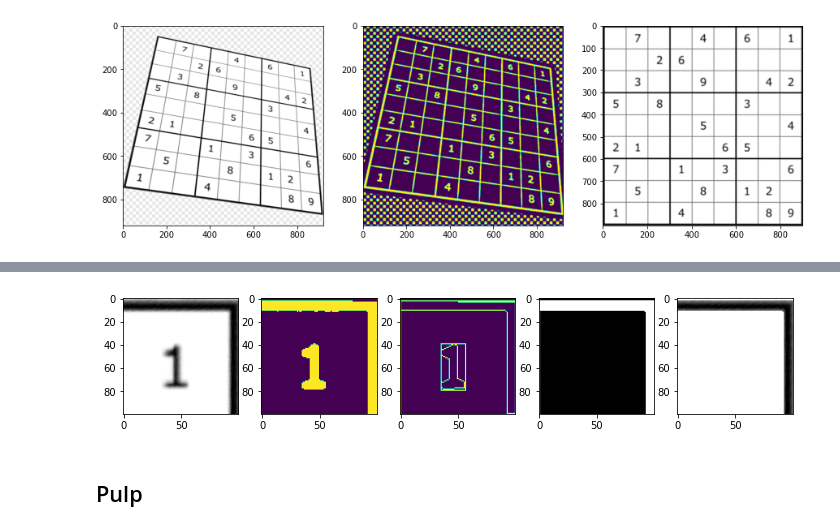
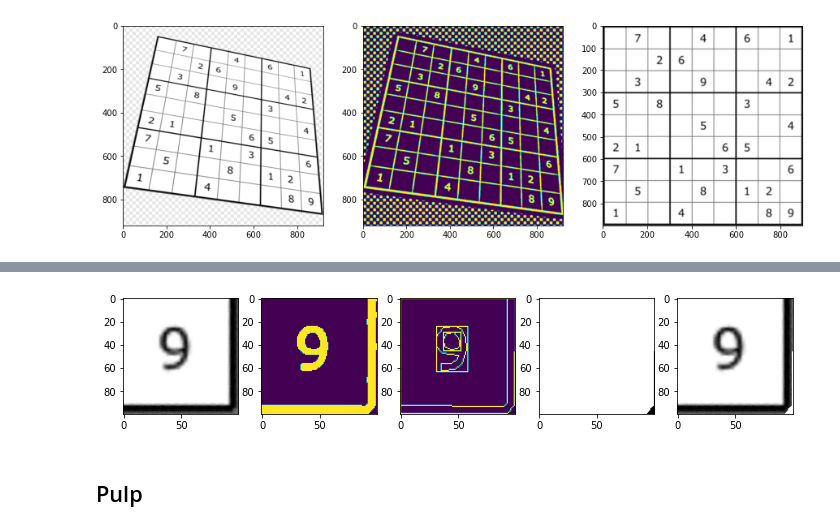
Before and after one commit to Rhinestone1337/sudoku-solver, a Jupyter notebook: sudoku solver.ipynb, the cells around one changed output, grey strips where cells are left out. Drawn from its saved outputs; the diff is of its cells as text; code cells hidden in the pictures.

```diff
--- a/sudoku pulp opencv.ipynb
+++ b/sudoku solver.ipynb
@@ -22,8 +20,8 @@ img = cv2.imread('examples/7.png')
 blurry = cv2.GaussianBlur(img, (5, 5), 5)
 gray = cv2.cvtColor(blurry, cv2.COLOR_BGR2GRAY)
 thresh = cv2.adaptiveThreshold(gray, 255, cv2.ADAPTIVE_THRESH_GAUSSIAN_C, cv2.THRESH_BINARY_INV,77,5)
-cnts = cv2.findContours(thresh, cv2.RETR_TREE, cv2.CHAIN_APPROX_SIMPLE)
-grabs = imutils.grab_contours(cnts)
+grabs,_ = cv2.findContours(thresh, cv2.RETR_TREE, cv2.CHAIN_APPROX_SIMPLE)
+
 grabs = sorted(grabs, key=cv2.contourArea, reverse=True)
 location = None
 for grab in grabs:
@@ -130,13 +93,12 @@ df_final
 # %%
-d = digs[0]
+d = digs[8]
 
 g = d.copy()
-# g = cv2.copyMakeBorder(g, 20, 20, 20, 20, cv2.BORDER_CONSTANT, value=(0,0,0))
 e = g.copy()
 
 g = cv2.cvtColor(g, cv2.COLOR_BGR2GRAY)
 g = cv2.GaussianBlur(g, (5,5), 5)
-g = cv2.adaptiveThreshold(g, 255, cv2.ADAPTIVE_THRESH_GAUSSIAN_C, cv2.THRESH_BINARY_INV, 57, 5)
+g = cv2.adaptiveThreshold(g, 255, cv2.ADAPTIVE_THRESH_GAUSSIAN_C, cv2.THRESH_BINARY_INV, 37, 5)
 kernel = cv2.getStructuringElement(shape=cv2.MORPH_ELLIPSE, ksize=(1,3))
 g = cv2.morphologyEx(g, cv2.MORPH_OPEN, kernel, iterations=2)
 
@@ -145,34 +107,34 @@ cnts, _ = cv2.findContours(g, cv2.RETR_TREE, cv2.CHAIN_APPROX_SIMPLE)
 contours_poly = [None for i in range(len(cnts))]
 boundRect = [None for i in range(len(cnts))]
 
 for i, c in enumerate(cnts):
     contours_poly[i] = cv2.approxPolyDP(c, 1, True)
     boundRect[i] = cv2.boundingRect(contours_poly[i])
 
 drawing = np.zeros((g.shape[0], g.shape[1], 3), dtype=np.uint8)
 
 
 for i in range(len(cnts)):
     color = 255
     cv2.drawContours(drawing, contours_poly, i, color, 1)
     cv2.rectangle(drawing, (int(boundRect[i][0]), int(boundRect[i][1])), (int(boundRect[i][0]+boundRect[i][2]), int(boundRect[i][1]+boundRect[i][3])), color, 1)
 
 drawing = cv2.cvtColor(drawing, cv2.COLOR_BGR2GRAY)
 fincnts, _ = cv2.findContours(drawing, cv2.RETR_TREE, cv2.CHAIN_APPROX_SIMPLE)
 fincnts = sorted(fincnts, key=cv2.contourArea, reverse=True)
 finmask = np.zeros_like(e)
 
 cv2.drawContours(finmask, fincnts[:1], -1, (255,255,255), -1)
 rst = cv2.bitwise_and(e, finmask)
 rst[finmask==0] = 255
 
 
 ls = [d,g, drawing, finmask, rst]
 fig, ax = plt.subplots(1,len(ls), figsize=(12,12))
 for i, j in zip(range(len(ax)), ls):
     ax[i].imshow(j)
 # %% [output]
-[figure, old version]
+[figure, new version]
 # %% [markdown]
 ## Pulp
 # %%
```
Also changed, not shown: parts of 4 cells of this notebook, 1 other file.
